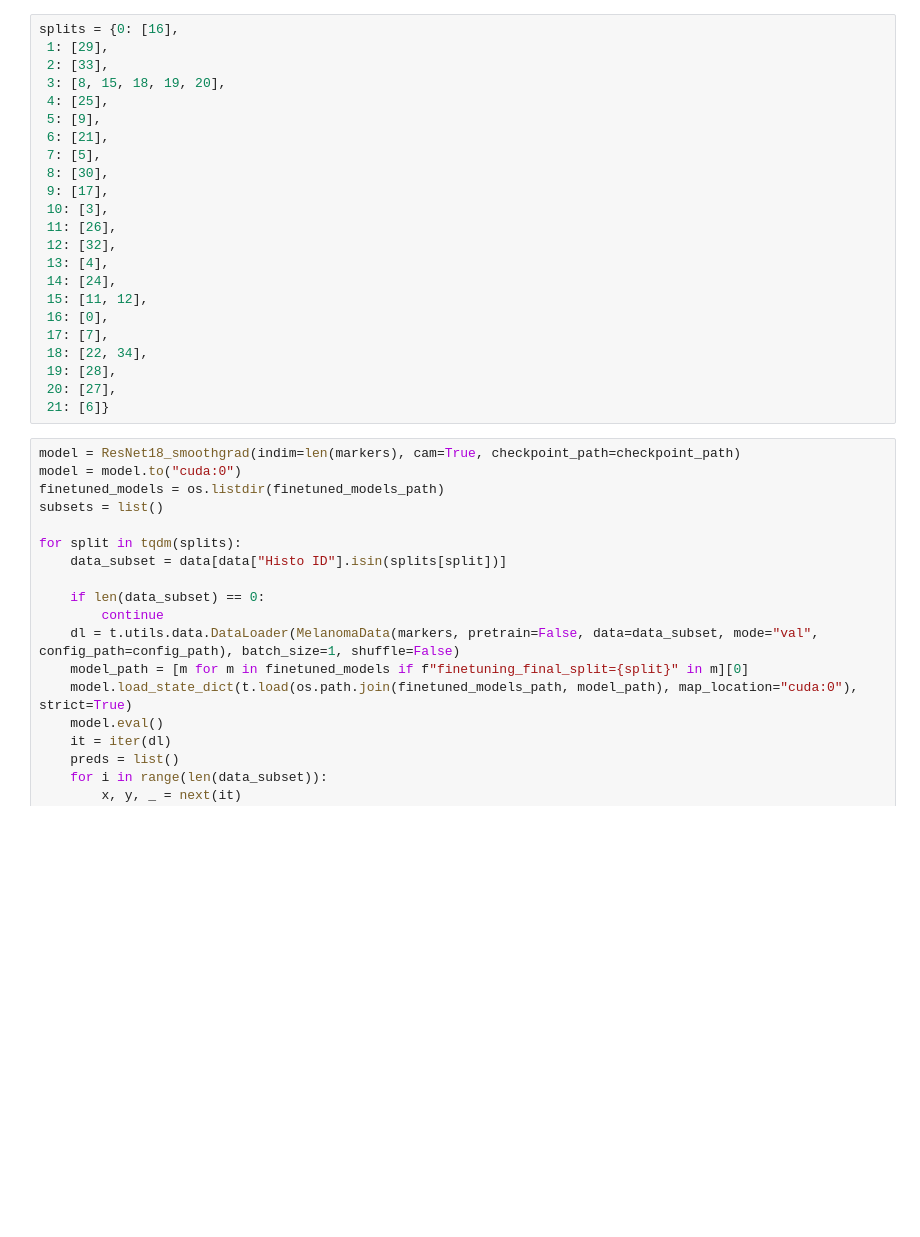
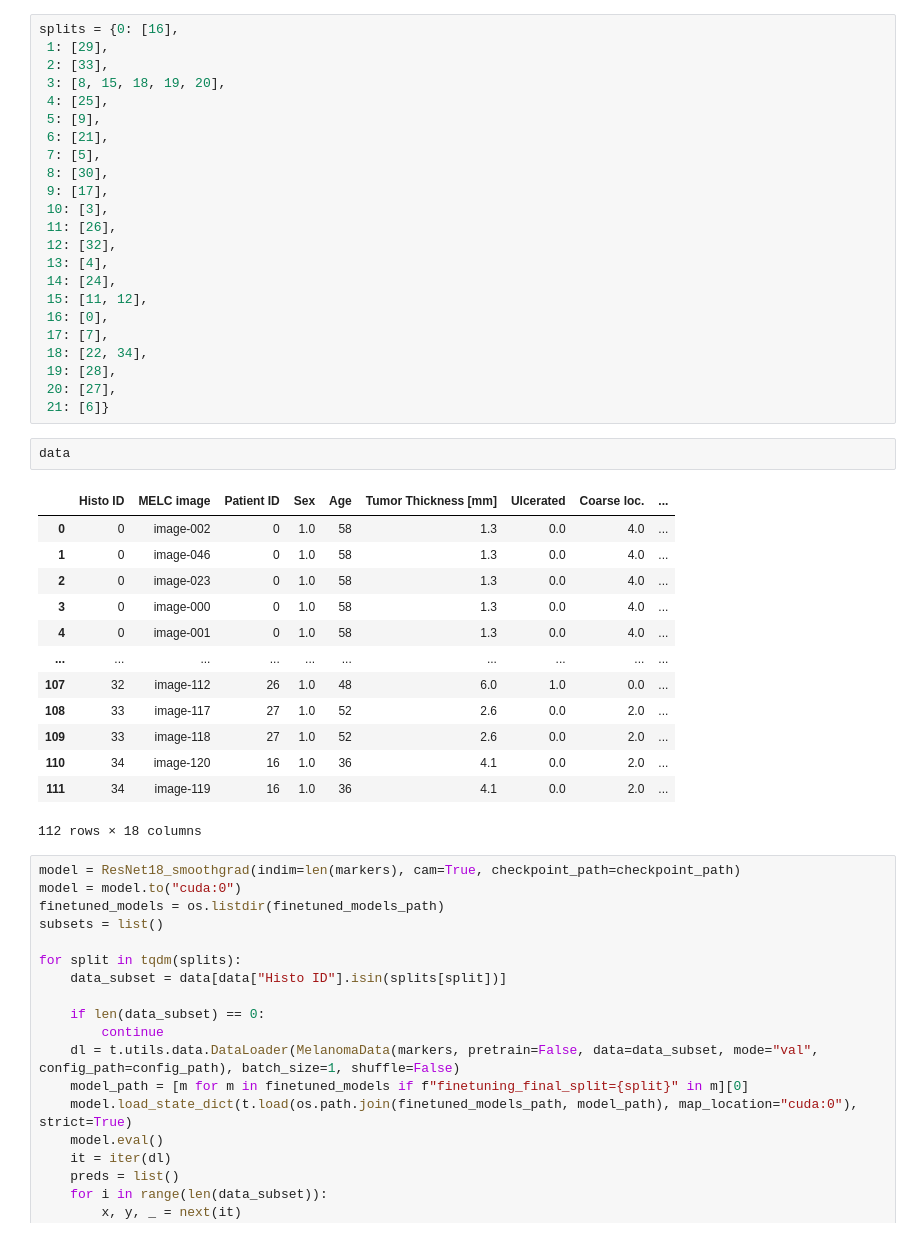
Before and after one commit to bionetslab/xml_melc_melanoma, a Jupyter notebook: notebooks/figure_2bcde.ipynb, the cells around one changed output. Drawn from its saved outputs; the diff is of its cells as text; blank space fills up the shorter version.

```diff
--- a/notebooks/figure_2bcde.ipynb
+++ b/notebooks/figure_2bcde.ipynb
@@ -95,6 +143,22 @@ splits = {0: [16],
  19: [28],
  20: [27],
  21: [6]}
+# %%
+data
+# %% [output]
+|  | Histo ID | MELC image | Patient ID | Sex | Age | Tumor Thickness [mm] | Ulcerated | Coarse loc. | ... |
+| 0 | 0 | image-002 | 0 | 1.0 | 58 | 1.3 | 0.0 | 4.0 | ... |
+| 1 | 0 | image-046 | 0 | 1.0 | 58 | 1.3 | 0.0 | 4.0 | ... |
+| 2 | 0 | image-023 | 0 | 1.0 | 58 | 1.3 | 0.0 | 4.0 | ... |
+| 3 | 0 | image-000 | 0 | 1.0 | 58 | 1.3 | 0.0 | 4.0 | ... |
+| 4 | 0 | image-001 | 0 | 1.0 | 58 | 1.3 | 0.0 | 4.0 | ... |
+| ... | ... | ... | ... | ... | ... | ... | ... | ... | ... |
+| 107 | 32 | image-112 | 26 | 1.0 | 48 | 6.0 | 1.0 | 0.0 | ... |
+| 108 | 33 | image-117 | 27 | 1.0 | 52 | 2.6 | 0.0 | 2.0 | ... |
+| 109 | 33 | image-118 | 27 | 1.0 | 52 | 2.6 | 0.0 | 2.0 | ... |
+| 110 | 34 | image-120 | 16 | 1.0 | 36 | 4.1 | 0.0 | 2.0 | ... |
+| 111 | 34 | image-119 | 16 | 1.0 | 36 | 4.1 | 0.0 | 2.0 | ... |
+112 rows × 18 columns
 # %%
 model = ResNet18_smoothgrad(indim=len(markers), cam=True, checkpoint_path=checkpoint_path)
 model = model.to("cuda:0")
```
Also changed, not shown: parts of 18 cells of this notebook, 2 other files.
